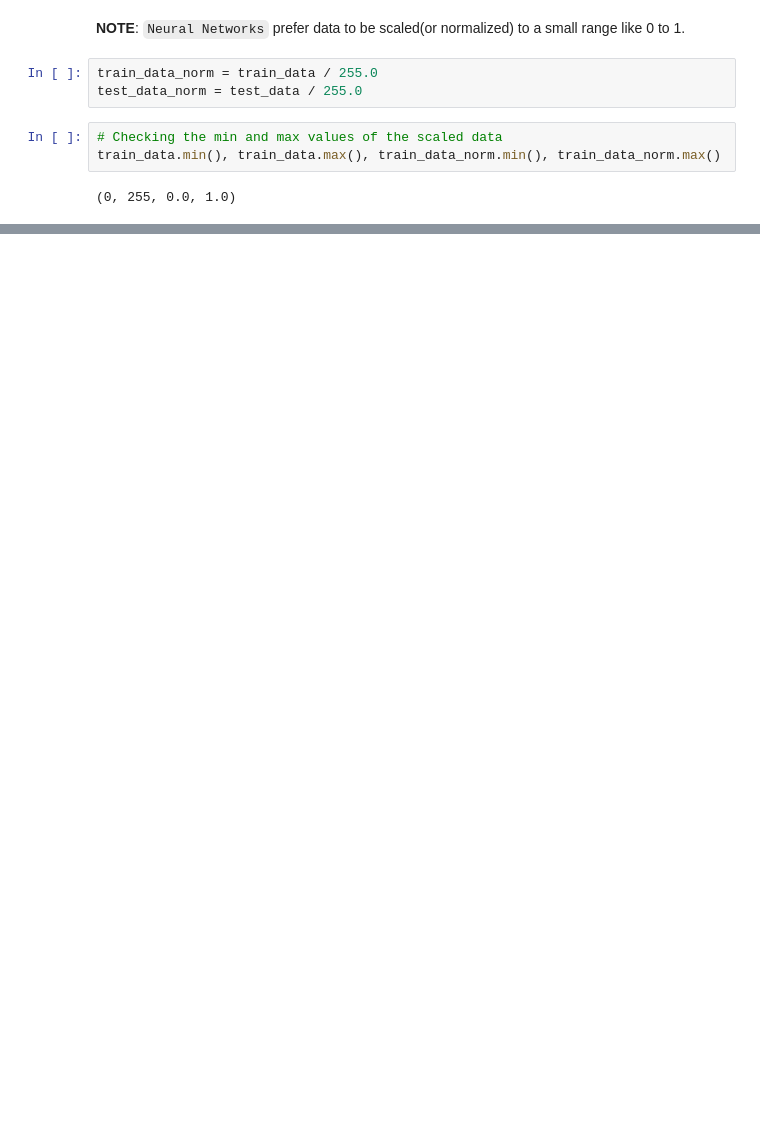
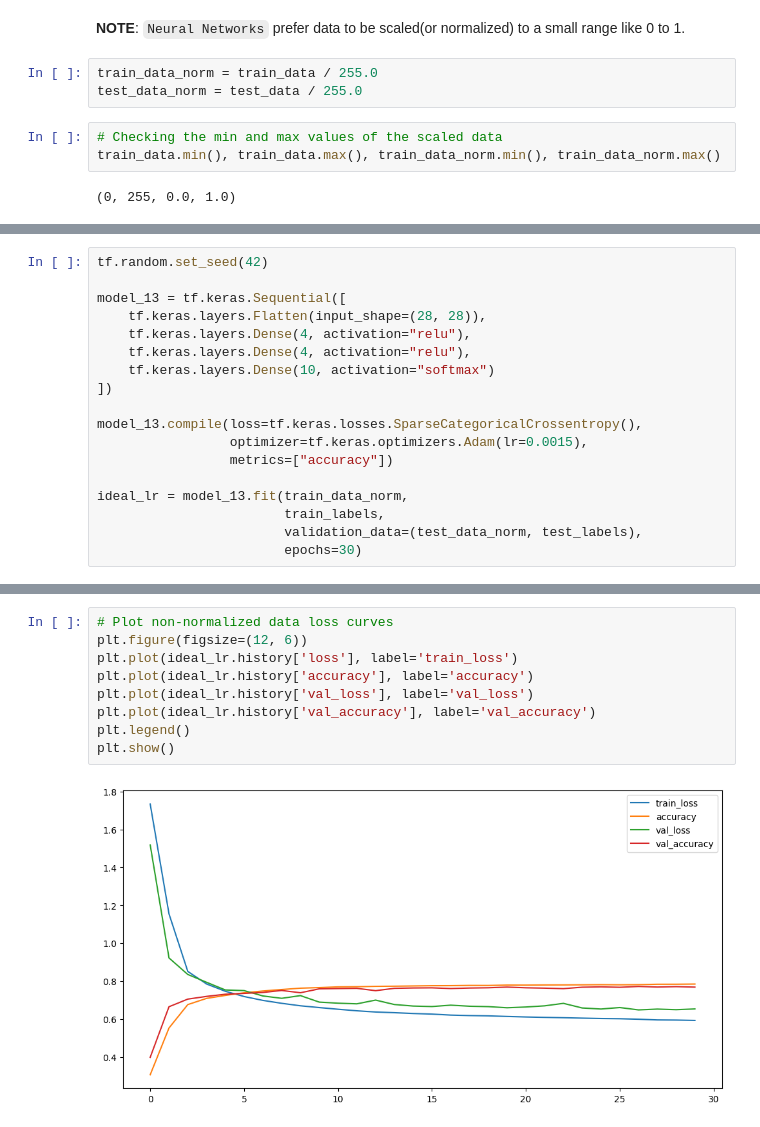
Before and after one commit to Jammal7/Introduction_to_Data_Science, a Jupyter notebook: Deep Learning/Tensorflow/02_neural_network_classification.ipynb, the cells around one changed output, grey strips where cells are left out. Saved outputs shown, nothing was run; the diff lists cells and outputs as text; blank space fills up the shorter version.

```diff
--- a/Deep Learning/Tensorflow/02_neural_network_classification.ipynb
+++ b/Deep Learning/Tensorflow/02_neural_network_classification.ipynb
@@ -720,0 +768,18 @@ plt.show();
+# %%
+tf.random.set_seed(42)
+
+model_13 = tf.keras.Sequential([
+    tf.keras.layers.Flatten(input_shape=(28, 28)),
+    tf.keras.layers.Dense(4, activation="relu"),
+    tf.keras.layers.Dense(4, activation="relu"),
+    tf.keras.layers.Dense(10, activation="softmax")
+])
+
+model_13.compile(loss=tf.keras.losses.SparseCategoricalCrossentropy(),
+                 optimizer=tf.keras.optimizers.Adam(lr=0.0015),
+                 metrics=["accuracy"])
+
+ideal_lr = model_13.fit(train_data_norm,
+                        train_labels,
+                        validation_data=(test_data_norm, test_labels),
+                        epochs=30)
@@ -720,0 +807,11 @@ plt.show();
+# %%
+# Plot non-normalized data loss curves
+plt.figure(figsize=(12, 6))
+plt.plot(ideal_lr.history['loss'], label='train_loss')
+plt.plot(ideal_lr.history['accuracy'], label='accuracy')
+plt.plot(ideal_lr.history['val_loss'], label='val_loss')
+plt.plot(ideal_lr.history['val_accuracy'], label='val_accuracy')
+plt.legend()
+plt.show()
+# %% [output]
+[figure, added]
```
Also changed, not shown: parts of 52 cells of this notebook.
